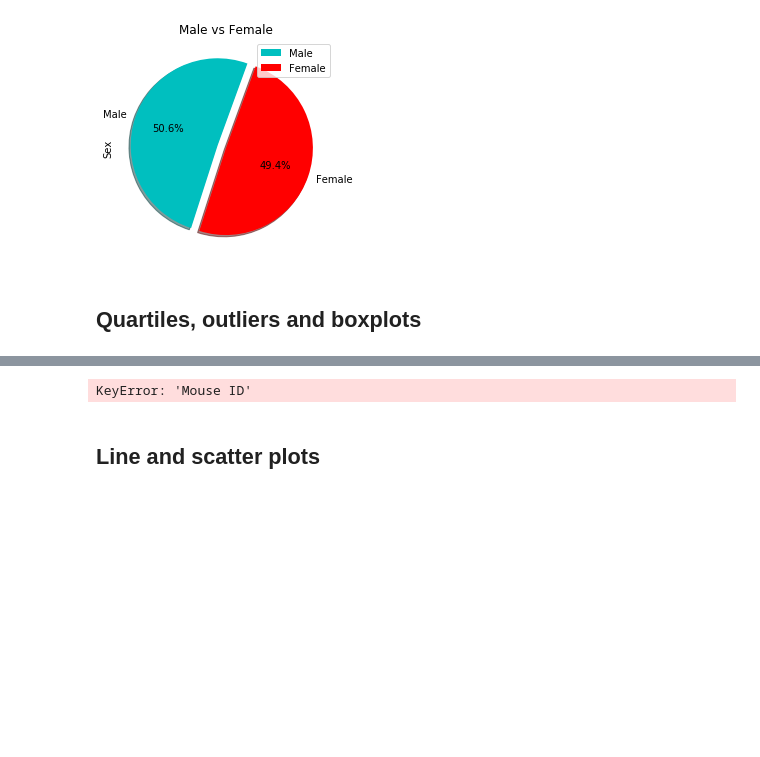
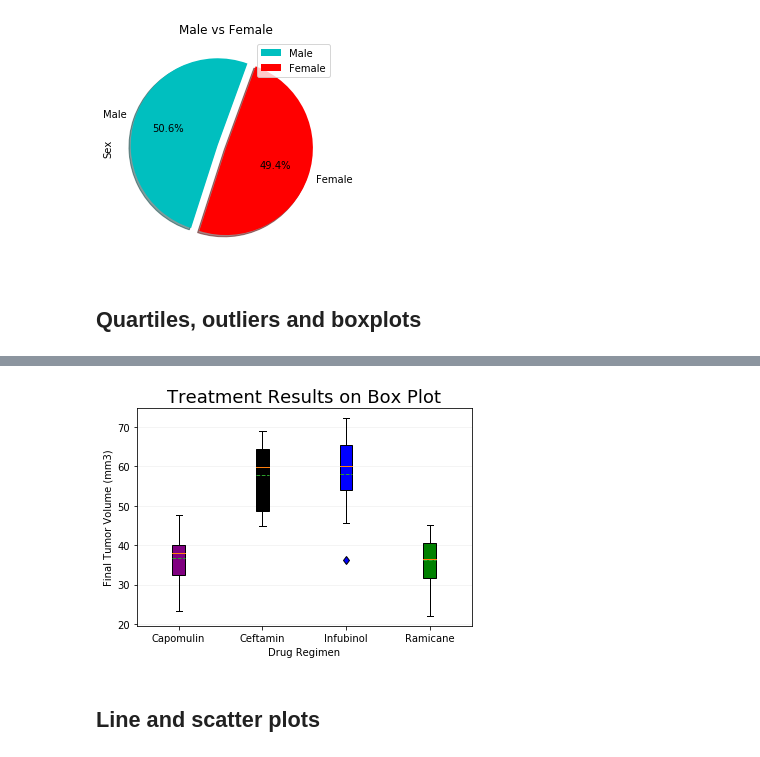
Before and after one commit to Mirgadir/Matplotlib-Challenge, a Jupyter notebook: Pymaceuticals/pymaceuticals_starter.ipynb, the cells around one changed output, grey strips where cells are left out. Saved outputs shown, nothing was run; the diff lists cells and outputs as text; code cells hidden in the pictures; blank space fills up the shorter version.

```diff
--- a/Pymaceuticals/pymaceuticals_starter.ipynb
+++ b/Pymaceuticals/pymaceuticals_starter.ipynb
@@ -173,11 +210,42 @@ most_promise
-# %%
-# Generate a box plot of the final tumor volume of each mouse across four regimens of interest
-most_promise = most_promise.reset_index(["Drug Regimen", "Mouse ID"], drop =False)
-x=list(most_promise.loc['Mouse ID'])
-#data = most_promise["Tumor Volume (mm3)"]
-#plt.bar(x, data)
-x
-# %% [output]
-KeyError: 'Mouse ID'
+# %%
+# Generate a box plot of the final tumor volume of each mouse across four regimens of interest
+
+capomulin = list(capomulin)
+ceftamin = list(ceftamin)
+infubinol = list(infubinol)
+ramicane = list(ramicane)
+
+fig1, ax = plt.subplots()
+ax.set_xticklabels(['Capomulin', 'Ceftamin', 'Infubinol', 'Ramicane'])
+circle = dict(markerfacecolor='purple', marker='o')
+square = dict(markerfacecolor='black', marker='s')
+diamond = dict(markerfacecolor='b', marker='d')
+pentagon = dict(markerfacecolor='g', marker='p')
+data = [capomulin, ceftamin, infubinol, ramicane]
+ax.set_title("Treatment Results on Box Plot", fontsize = 18)
+ax.yaxis.grid(True, linestyle='-', which='major', color='lightgrey', alpha=0.3)
+
+ax.set_xlabel('Drug Regimen')
+ax.set_ylabel('Final Tumor Volume (mm3)')
+box1 = ax.boxplot(capomulin, positions = [1], flierprops=circle, showmeans=True, meanline=True, patch_artist=True)
+box2 = ax.boxplot(ceftamin, positions = [2], flierprops=square, showmeans=True, meanline=True,patch_artist=True)
+box3 = ax.boxplot(infubinol,positions = [3], flierprops=diamond, showmeans=True, meanline=True, patch_artist=True)
+box4 = ax.boxplot(ramicane,positions = [4], flierprops=pentagon, showmeans=True, meanline=True, patch_artist=True)
+c1=['purple']
+c2=['black']
+c3=['blue']
+c4=['green']
+for patch, color in zip(box1['boxes'], c1):
+    patch.set_fc(color)
+for patch, color in zip(box2['boxes'], c2):
+    patch.set_fc(color)
+for patch, color in zip(box3['boxes'], c3):
+    patch.set_fc(color)
+for patch, color in zip(box4['boxes'], c4):
+    patch.set_fc(color)
+
+plt.show()
+# %% [output]
+[figure, added]
 # %% [markdown]
 ## Line and scatter plots
```
Also changed, not shown: parts of 11 cells of this notebook.
